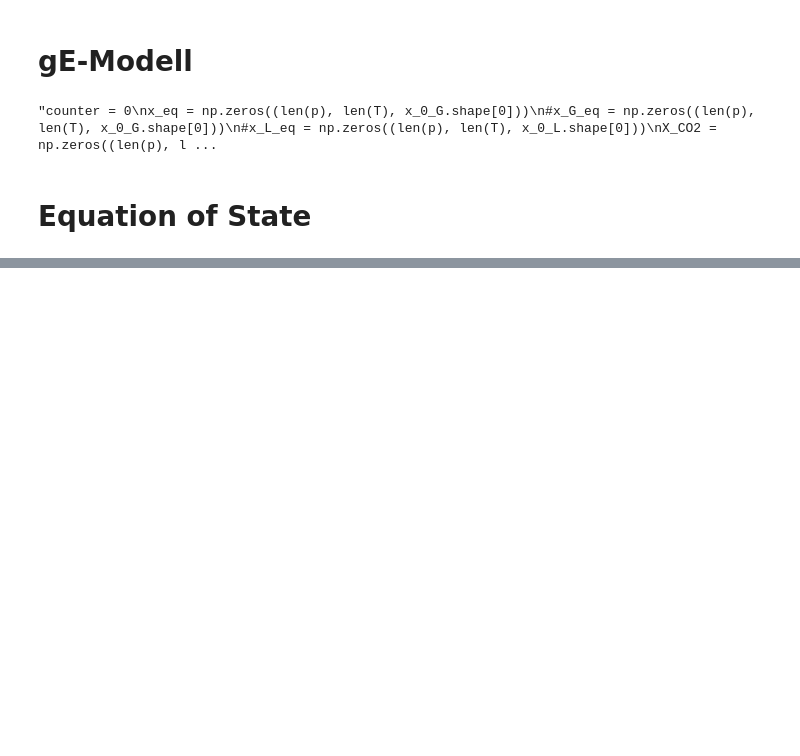
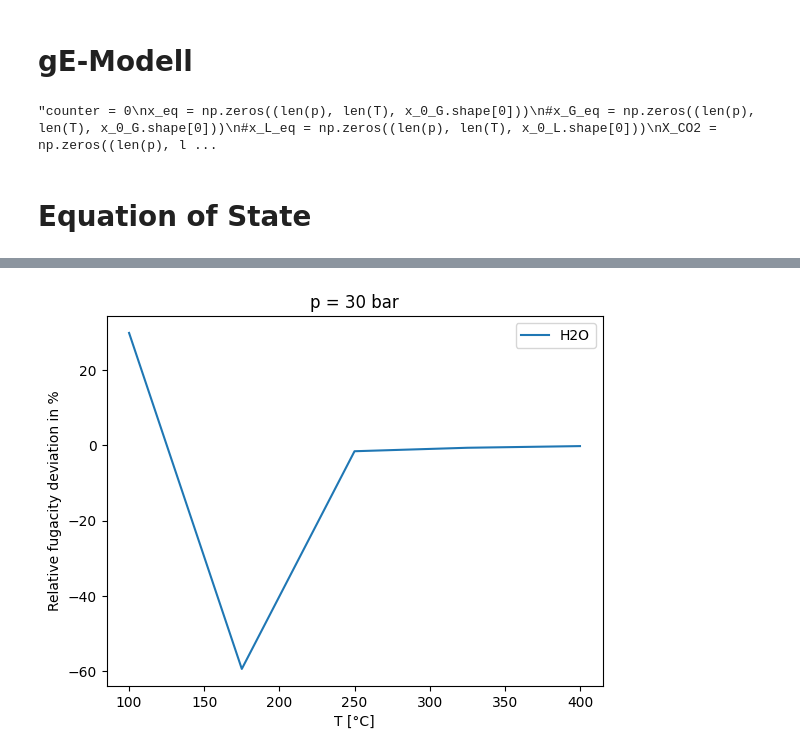
Before and after one commit to ChemRxnEngLab/GibbsEnergyMinimizationModel, a Jupyter notebook: methANNol.ipynb, the cells around one changed output, grey strips where cells are left out. Saved outputs shown, nothing was run; the diff lists cells and outputs as text; code cells hidden in the pictures; blank space fills up the shorter version.

```diff
--- a/methANNol.ipynb
+++ b/methANNol.ipynb
@@ -95,0 +217,17 @@ for i in range(len(p)):
+# %%
+# plot relative deviation for MeOH and H2O vs T
+fig, ax = plt.subplots()
+
+#plt.plot(T-273.15, delta_fug[0, :, 4], label='MeOH')
+plt.plot(T-273.15, delta_fug[0, :, 2], label='H2O')
+#plt.plot(T-273.15, delta_fug[2, :, 5], label='N2')
+#plt.plot(T-273.15, delta_fug[0, :, 3], label='CO')
+plt.title('p = 30 bar')
+plt.xlabel('T [°C]')
+plt.ylabel('Relative fugacity deviation in %')
+plt.legend()
+# set y axis to log scale
+#plt.yscale('log')
+plt.show()
+# %% [output]
+[figure, added]
```
Also changed, not shown: parts of 24 cells of this notebook, 11 other files.
